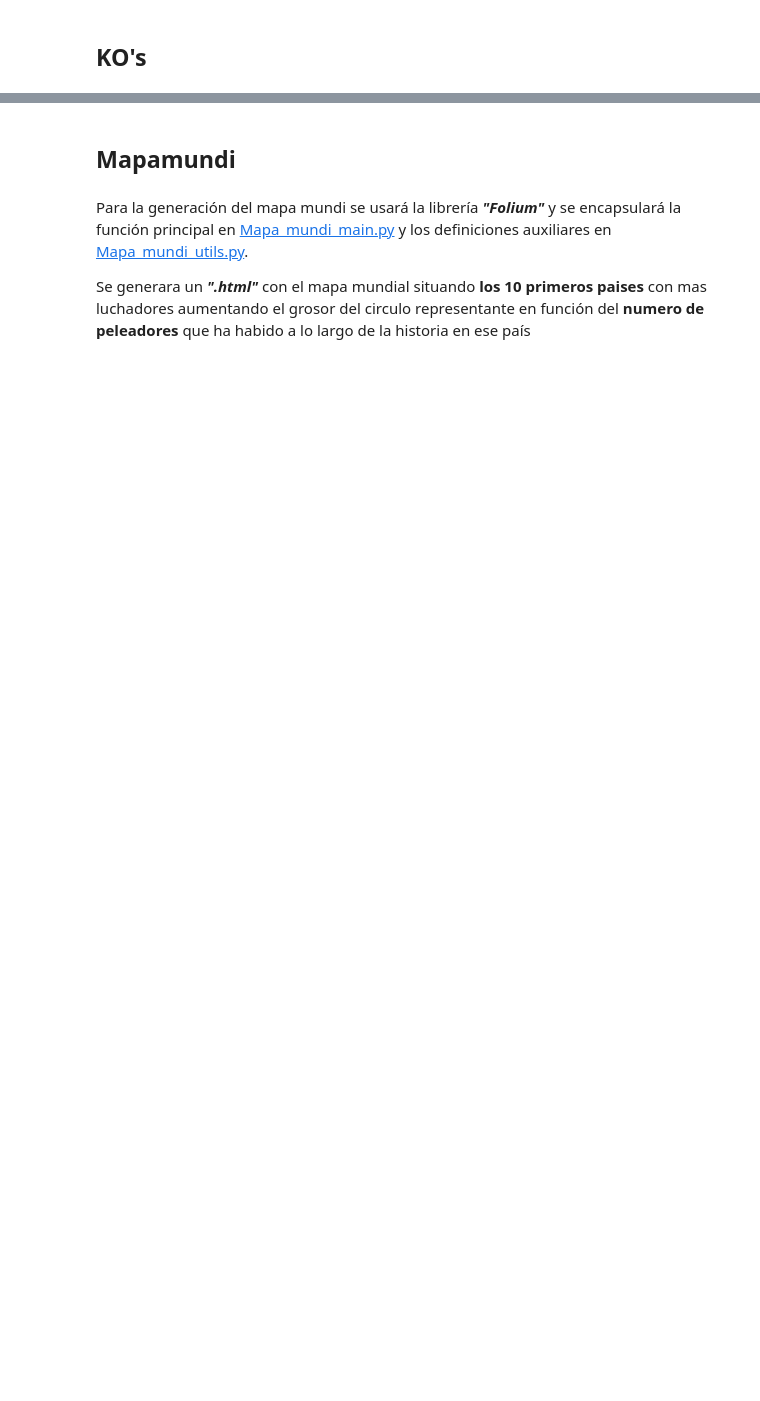
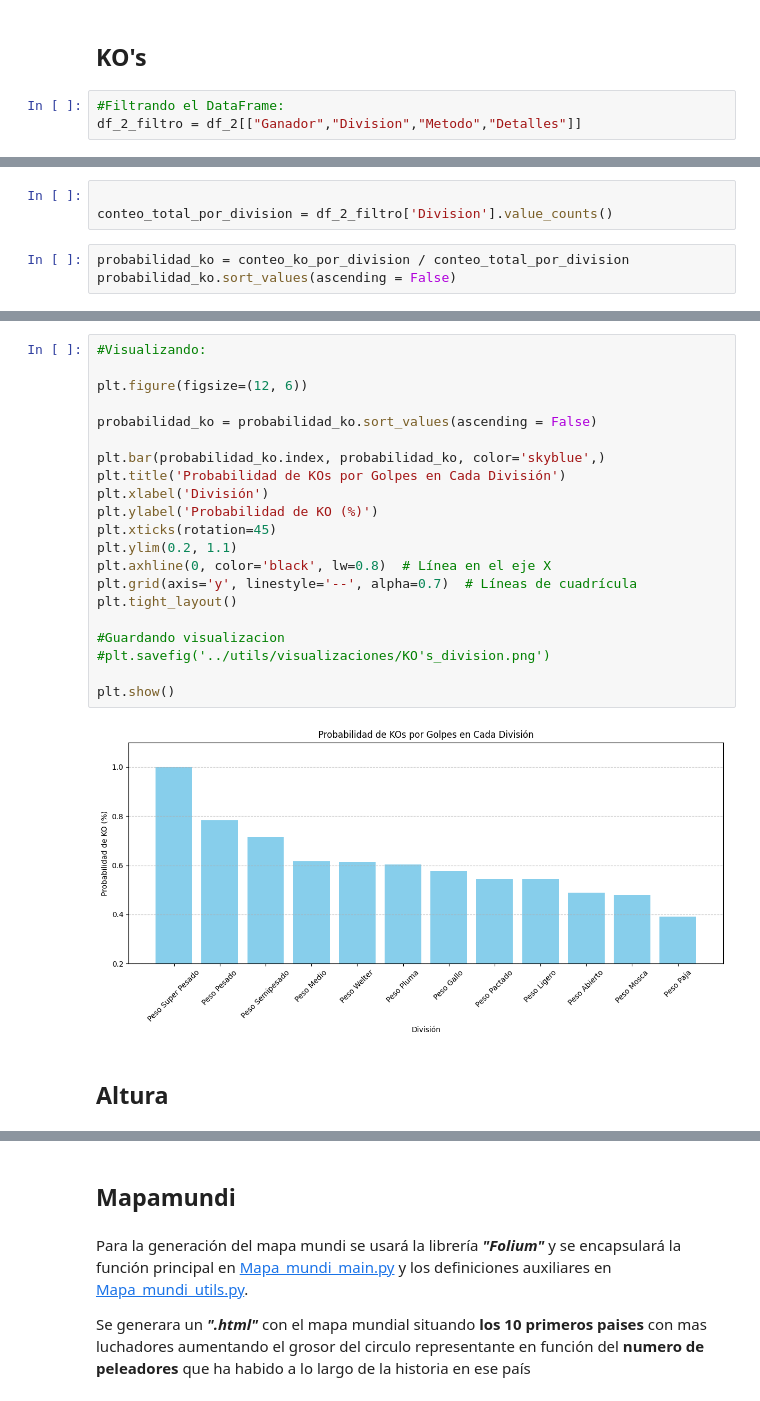
Before and after one commit to JavierRodriguezFontiveros/UFC_EDA, a Jupyter notebook: SRC/notebook/UFC_Notebook.ipynb, the cells around one changed output, grey strips where cells are left out. Cells and saved outputs as stored; diff of their text form; blank space fills up the shorter version.

```diff
--- a/SRC/notebook/UFC_Notebook.ipynb
+++ b/SRC/notebook/UFC_Notebook.ipynb
@@ -497,2 +563,5 @@ plt.show()
 # %% [markdown]
 ## KO's
+# %%
+#Filtrando el DataFrame:
+df_2_filtro = df_2[["Ganador","Division","Metodo","Detalles"]]
@@ -498,0 +611,6 @@ plt.show()
+# %%
+
+conteo_total_por_division = df_2_filtro['Division'].value_counts()
+# %%
+probabilidad_ko = conteo_ko_por_division / conteo_total_por_division
+probabilidad_ko.sort_values(ascending = False)
@@ -498,0 +632,25 @@ plt.show()
+# %%
+#Visualizando:
+
+plt.figure(figsize=(12, 6))
+
+probabilidad_ko = probabilidad_ko.sort_values(ascending = False)
+
+plt.bar(probabilidad_ko.index, probabilidad_ko, color='skyblue',)
+plt.title('Probabilidad de KOs por Golpes en Cada División')
+plt.xlabel('División')
+plt.ylabel('Probabilidad de KO (%)')
+plt.xticks(rotation=45)
+plt.ylim(0.2, 1.1)
+plt.axhline(0, color='black', lw=0.8)  # Línea en el eje X
+plt.grid(axis='y', linestyle='--', alpha=0.7)  # Líneas de cuadrícula
+plt.tight_layout()
+
+#Guardando visualizacion
+#plt.savefig('../utils/visualizaciones/KO's_division.png')
+
+plt.show()
+# %% [output]
+[figure, added]
+# %% [markdown]
+## Altura
```
Also changed, not shown: parts of 18 cells of this notebook, 2 other files.
